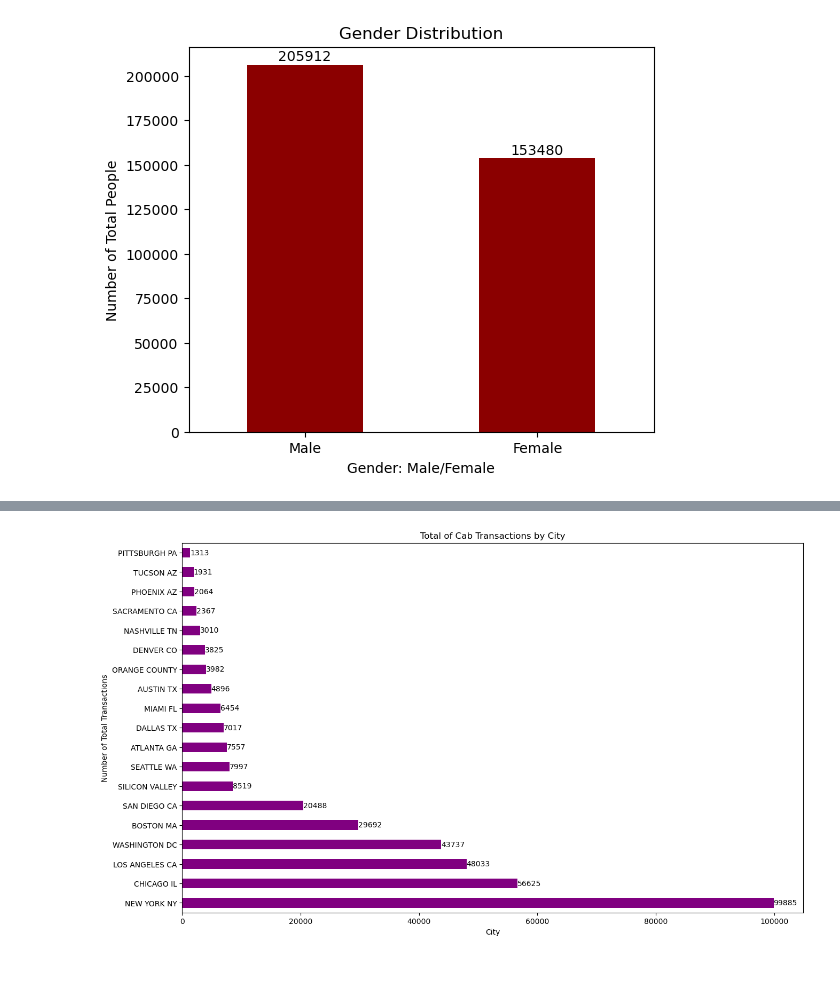
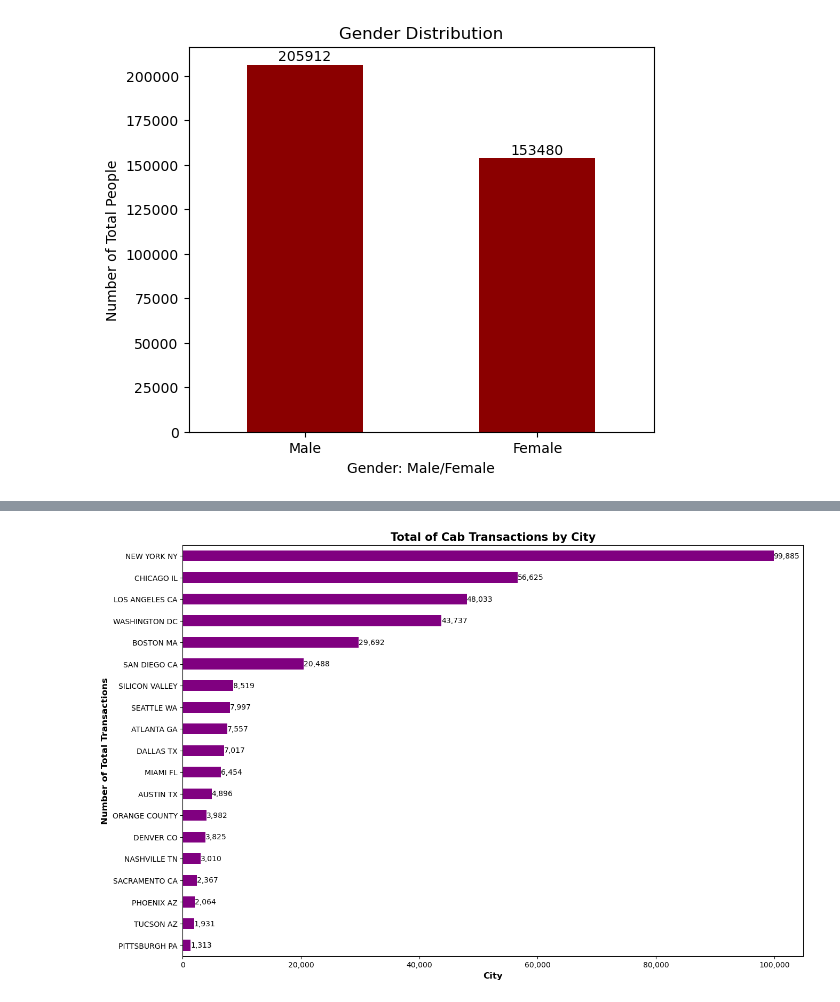
Before and after one commit to DataGlacier/DataSets, a Jupyter notebook: G2M_insight_for_cab_investment_firm.ipynb, the cells around one changed output, grey strips where cells are left out. Cells and saved outputs as stored; diff of their text form; code cells hidden in the pictures; blank space fills up the shorter version.

```diff
--- a/G2M_insight_for_cab_investment_firm.ipynb
+++ b/G2M_insight_for_cab_investment_firm.ipynb
@@ -285,13 +310,15 @@ plt.show()
 # %% [output]
 [figure]
 # %%
-fig = plt.figure(figsize=(8,3))
+fig = plt.figure(figsize=(16,2))
 company = df["Company"].value_counts()
 ax = company.plot(kind="barh", rot=0, color="blue")
-ax.set_title("Cab Company", y=1)
-ax.set_xlabel("Cab Company")
-ax.set_ylabel("Number of Total Transactions")
+ax.set_title("Cab Company Total # of Transactions", y=1, fontsize=15, fontweight="bold")
+ax.set_xlabel("Number of Transactions", fontweight ="bold", fontsize=10)
+ax.set_ylabel("Cab Company", fontweight ="bold", fontsize=10)
 for bars in ax.containers:
-    ax.bar_label(bars)
+    ax.bar_label(bars, labels=[f'{x:,.0f}' for x in bars.datavalues])
+fig.subplots_adjust(left=None, bottom=None, right=0.8, top=None, wspace=None, hspace=None)
+
 plt.show()
 # %% [output]
@@ -299,12 +326,21 @@ plt.show()
 # %%
-fig = plt.figure(figsize=(15,9))
-company = df["City"].value_counts()
-ax = company.plot(kind="barh", rot=0, color="purple")
-ax.set_title("Total of Cab Transactions by City", y=1)
-ax.set_xlabel("City")
-ax.set_ylabel("Number of Total Transactions")
+import sys
+import warnings
+warnings.filterwarnings("ignore")
+
+fig = plt.figure(figsize=(15,10))
+total_city_counts = df["City"].value_counts().sort_values() # in Descending order
+ax = total_city_counts.plot(kind="barh", rot=0, color="purple")
+ax.set_title("Total of Cab Transactions by City", y=1, fontsize=15, fontweight="bold")
+ax.set_xlabel("City", fontweight ="bold", fontsize=12)
+ax.set_ylabel("Number of Total Transactions", fontweight="bold", fontsize=12)
+
+if __name__ == "__main__":
+    ax.set_xticklabels(["0", "20,000", "40,000", "60,000", "80,000", "100,000"])
+
 for bars in ax.containers:
-    ax.bar_label(bars)
+     ax.bar_label(bars, labels=[f'{x:,.0f}' for x in bars.datavalues])
+plt.rcParams["font.weight"] = "bold"
 plt.show()
 # %% [output]
-[figure, old version]
+[figure, new version]
```
Also changed, not shown: parts of 7 cells of this notebook.
